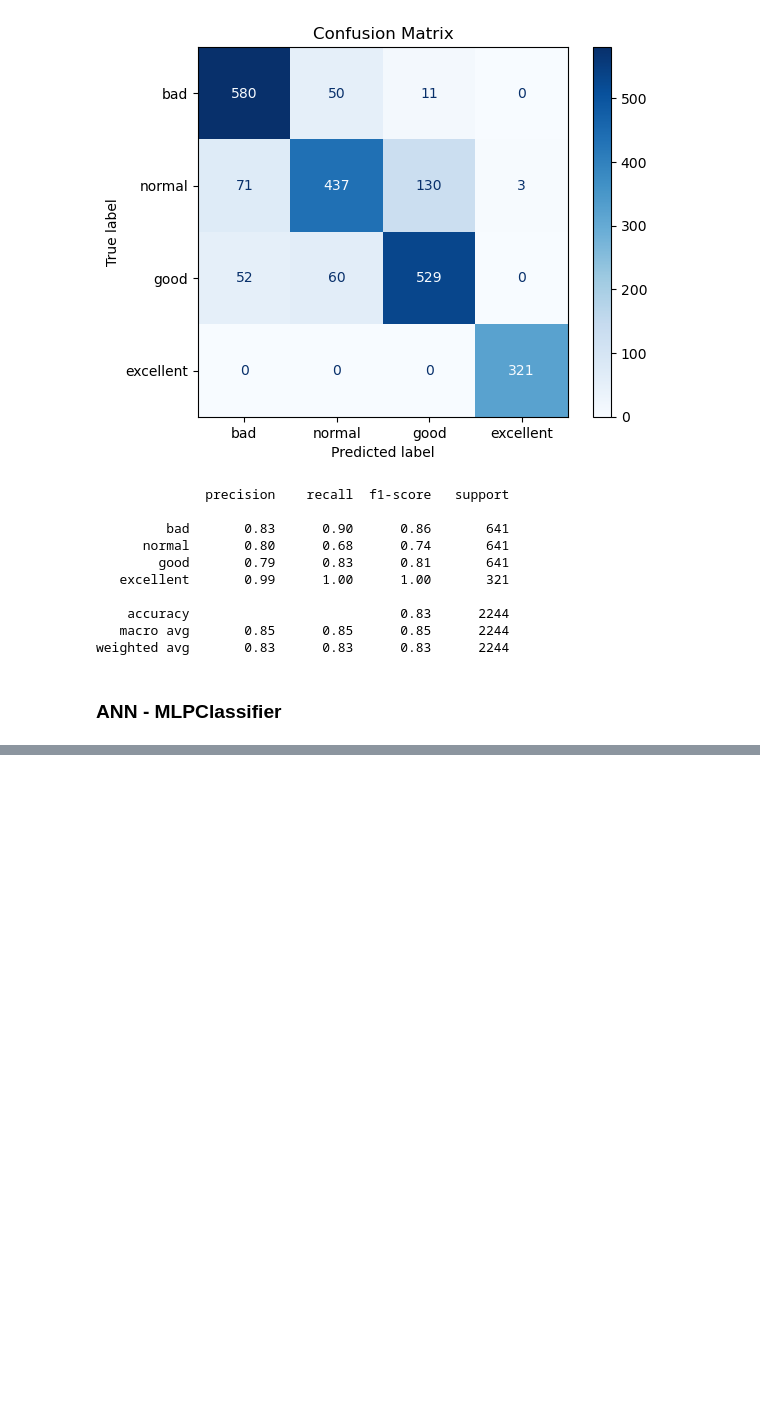
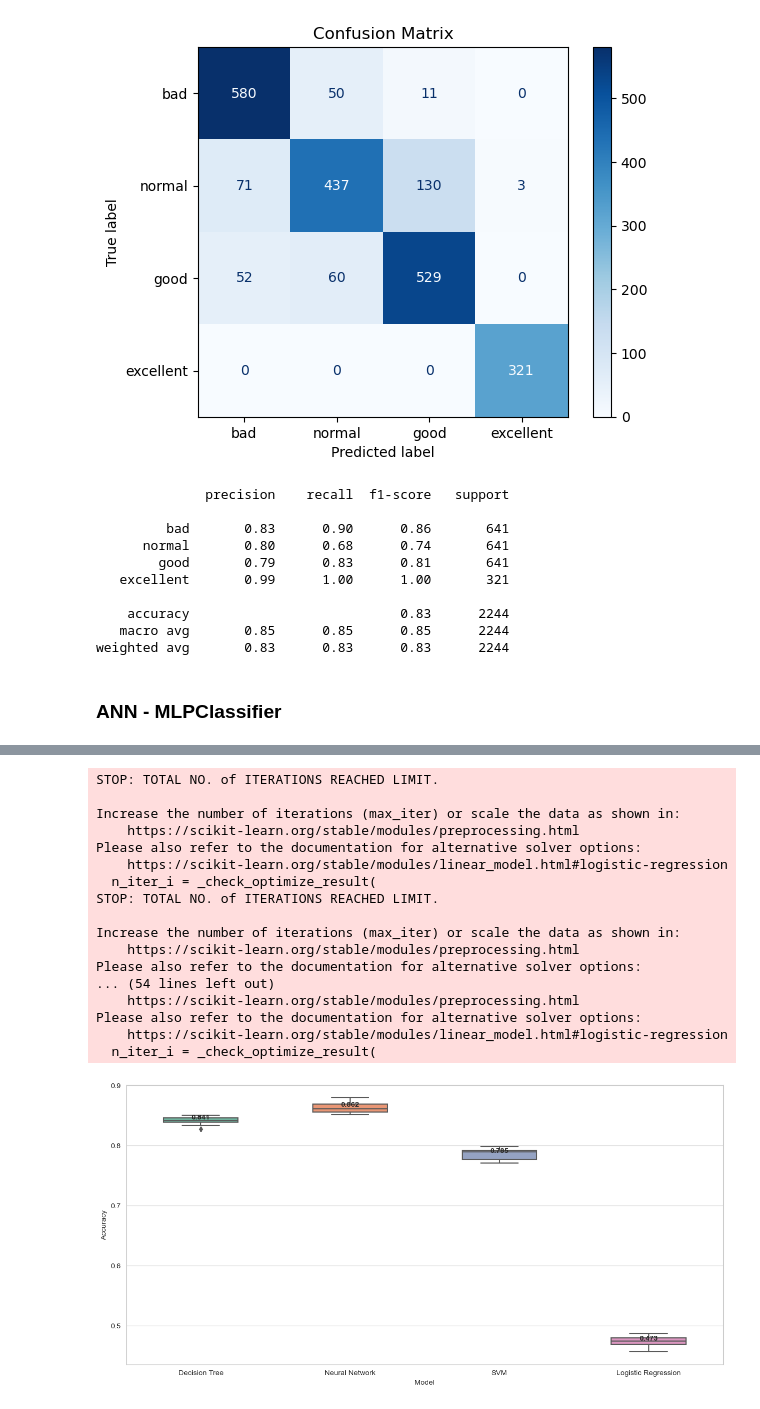
Before and after one commit to CloudSkytec/ML-CW1, a Jupyter notebook: Luqi Xin/Classification - Wine Quality.ipynb, the cells around one changed output, grey strips where cells are left out. Drawn from its saved outputs; the diff is of its cells as text; code cells hidden in the pictures; blank space fills up the shorter version.

```diff
--- a/Luqi Xin/Classification - Wine Quality.ipynb
+++ b/Luqi Xin/Classification - Wine Quality.ipynb
@@ -592,8 +592,8 @@ def classify(model, x, ys):
 ### LogisticRegression
 # %%
 from sklearn.linear_model import LogisticRegression
-model = LogisticRegression(max_iter=100)
-classify(model, fea_train, tar_train)
+LR_model = LogisticRegression(max_iter=100)
+classify(LR_model, fea_train, tar_train)
 
 # cross-validation
 n_folds = 5
@@ -606,7 +606,7 @@ print("Average score and standard deviation: (%.2f +- %.3f)%%" %avg)
 from sklearn.metrics import confusion_matrix, ConfusionMatrixDisplay
 
 # Predict on validation set
-y_pred = model.predict(fea_val)
+y_pred = LR_model.predict(fea_val)
 
 # Confusion matrix
 cm = confusion_matrix(tar_val, y_pred)
@@ -976,0 +993,74 @@ plt.show()
+# %%
+models = {
+    'Decision Tree': DT_model,
+    'Neural Network': mlp_clf,
+    'SVM': SVC_model,
+    'Logistic Regression': LR_model
+}
+
+kf = KFold(n_splits=10, shuffle=True, random_state=42)
+
+accuracy_scores = {}
+
+for model_name, model in models.items():
+    cv_scores = cross_val_score(model, data_features1, data_targets1, cv=kf, scoring='accuracy')
+    accuracy_scores[model_name] = cv_scores
+
+mean_accuracy_scores = {model: np.mean(scores) for model, scores in accuracy_scores.items()}
+
+accuracy_df = pd.DataFrame()
+for model_name, scores in accuracy_scores.items():
+    model_df = pd.DataFrame({
+        'Model': model_name,
+        'Accuracy': scores
+    })
+    accuracy_df = pd.concat([accuracy_df, model_df])
+
+# Set plot style
+sns.set_style("whitegrid")
+plt.figure(figsize=(12, 6))
+
+ax = sns.boxplot(x='Model', y='Accuracy', data=accuracy_df,
+                palette='Set2',  # 使用Set2调色板
+                width=0.5)       # 调整箱子宽度
+
+# Add tables of mean
+for i, model in enumerate(mean_accuracy_scores.keys()):
+    mean_val = mean_accuracy_scores[model]
+    ax.text(i, mean_val, f'{mean_val:.3f}',
+            horizontalalignment='center',
+            verticalalignment='bottom',
+            fontweight='bold')
+
+plt.tight_layout()
+plt.show()
+
+# print detailed messages
+print("\nDetailed Statistics:")
+print("-" * 50)
+stats_df = accuracy_df.groupby('Model')['Accuracy'].agg([
+    ('Mean', 'mean'),
+    ('Std', 'std'),
+    ('Min', 'min'),
+    ('Max', 'max')
+]).round(3)
+print(stats_df)
+# %% [output]
+STOP: TOTAL NO. of ITERATIONS REACHED LIMIT.
+
+Increase the number of iterations (max_iter) or scale the data as shown in:
+    https://scikit-learn.org/stable/modules/preprocessing.html
+Please also refer to the documentation for alternative solver options:
+    https://scikit-learn.org/stable/modules/linear_model.html#logistic-regression
+  n_iter_i = _check_optimize_result(
+STOP: TOTAL NO. of ITERATIONS REACHED LIMIT.
+
+Increase the number of iterations (max_iter) or scale the data as shown in:
+    https://scikit-learn.org/stable/modules/preprocessing.html
+Please also refer to the documentation for alternative solver options:
+... (54 lines left out)
+    https://scikit-learn.org/stable/modules/preprocessing.html
+Please also refer to the documentation for alternative solver options:
+    https://scikit-learn.org/stable/modules/linear_model.html#logistic-regression
+  n_iter_i = _check_optimize_result(
+[figure, added]
```
Also changed, not shown: parts of 10 cells of this notebook, 1 other file.
